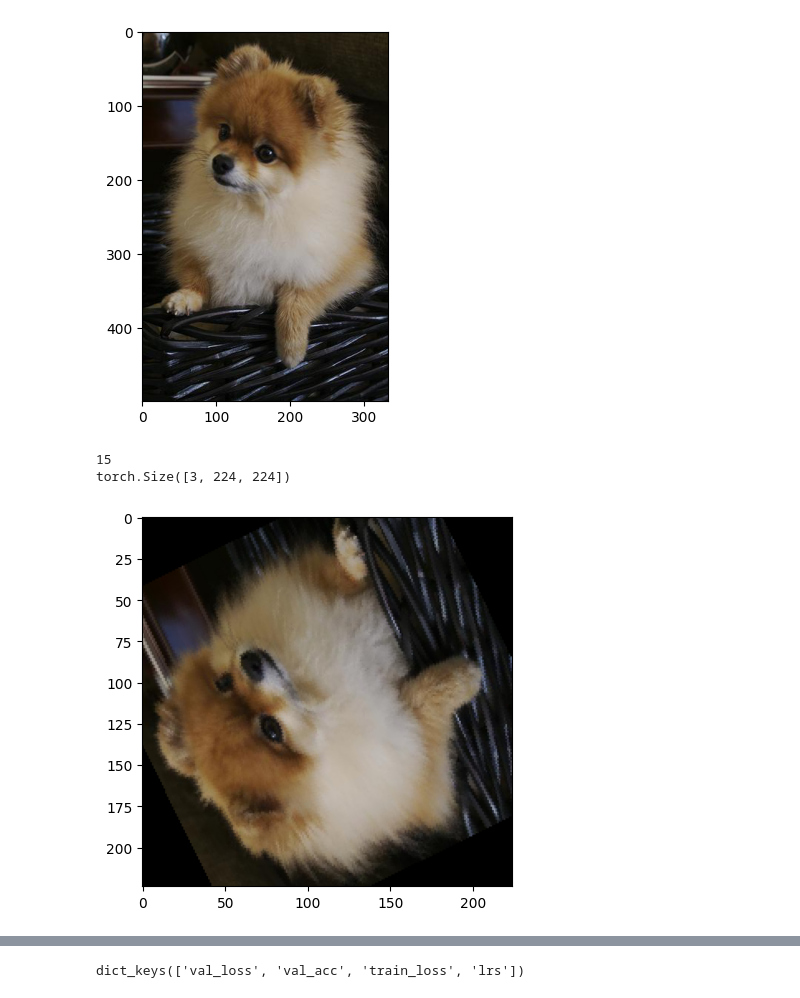
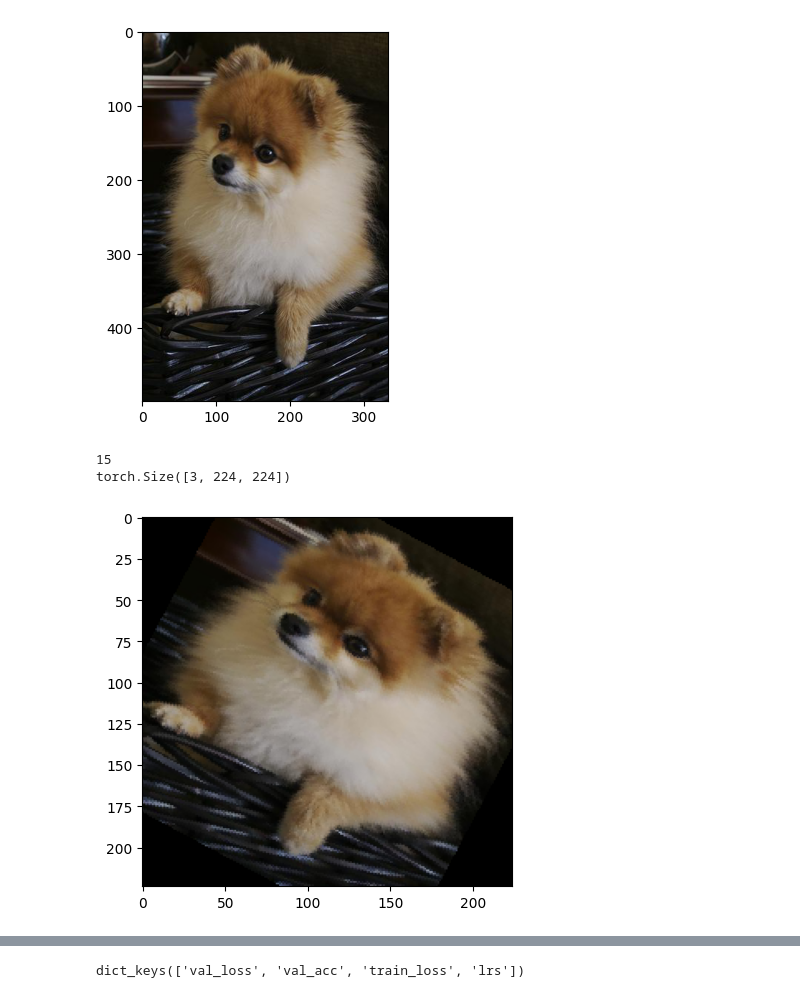
Before and after one commit to a945120/ColabforAI, a Jupyter notebook: Dogsbreeds.ipynb, the cells around one changed output, grey strips where cells are left out. Cells and saved outputs as stored; diff of their text form; code cells hidden in the pictures.

```diff
--- a/Dogsbreeds.ipynb
+++ b/Dogsbreeds.ipynb
@@ -118,10 +112,10 @@ val_dataset = DogBreedDataset(val_ds, val_transform)
 # %%
 img, label = train_dataset[6]
 print(label)
-plt.imshow(img.permute(2,1,0))
+plt.imshow(img.permute(1,2,0))
 print(img.shape)
 # %% [output]
 15
 torch.Size([3, 224, 224])
-[figure, old version]
+[figure, new version]
 # %%
```
Also changed, not shown: parts of 13 cells of this notebook.
